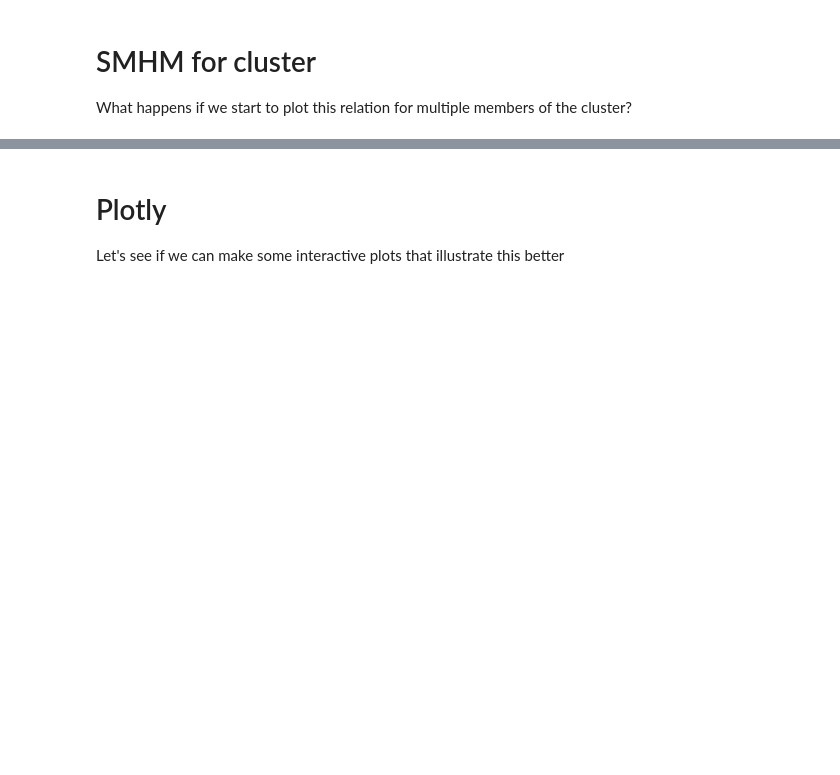
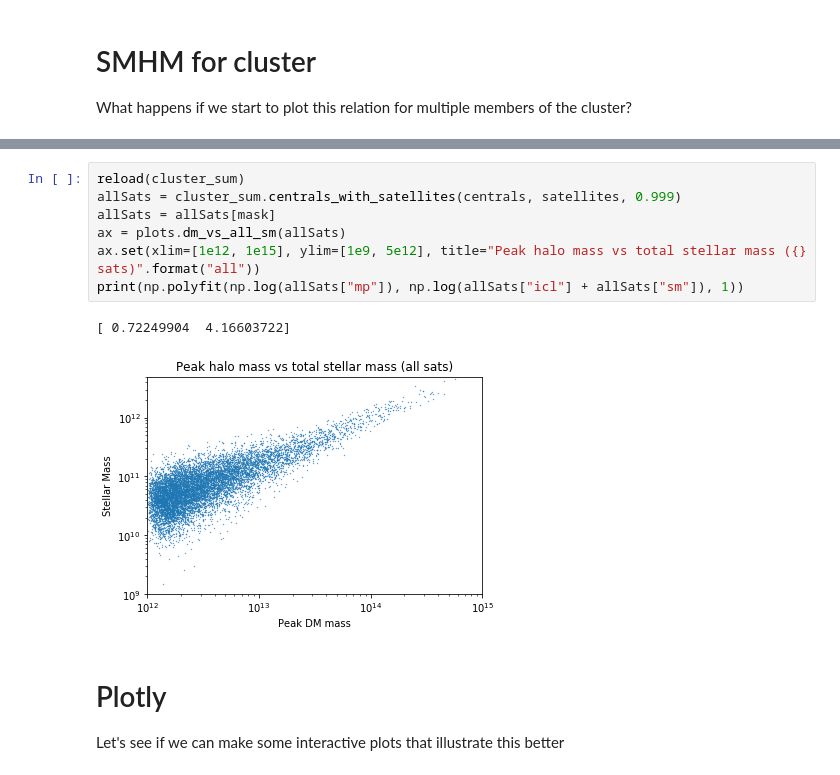
Before and after one commit to dr-guangtou/asap, a Jupyter notebook: cb/main.ipynb, the cells around one changed output, grey strips where cells are left out. Cells and saved outputs as stored; diff of their text form; blank space fills up the shorter version.

```diff
--- a/cb/main.ipynb
+++ b/cb/main.ipynb
@@ -123,6 +125,16 @@ print(np.polyfit(np.log(data[3]["mp"]), np.log(data[3]["icl"] + data[3]["sm"]),
 [  0.51294969  10.05987656]
 [figure]
 [figure]
+# %%
+reload(cluster_sum)
+allSats = cluster_sum.centrals_with_satellites(centrals, satellites, 0.999)
+allSats = allSats[mask]
+ax = plots.dm_vs_all_sm(allSats)
+ax.set(xlim=[1e12, 1e15], ylim=[1e9, 5e12], title="Peak halo mass vs total stellar mass ({} sats)".format("all"))
+print(np.polyfit(np.log(allSats["mp"]), np.log(allSats["icl"] + allSats["sm"]), 1))
+# %% [output]
+[ 0.72249904  4.16603722]
+[figure, added]
 # %% [markdown]
 # Plotly
 
```
Also changed, not shown: parts of 5 cells of this notebook, 1 other file.
